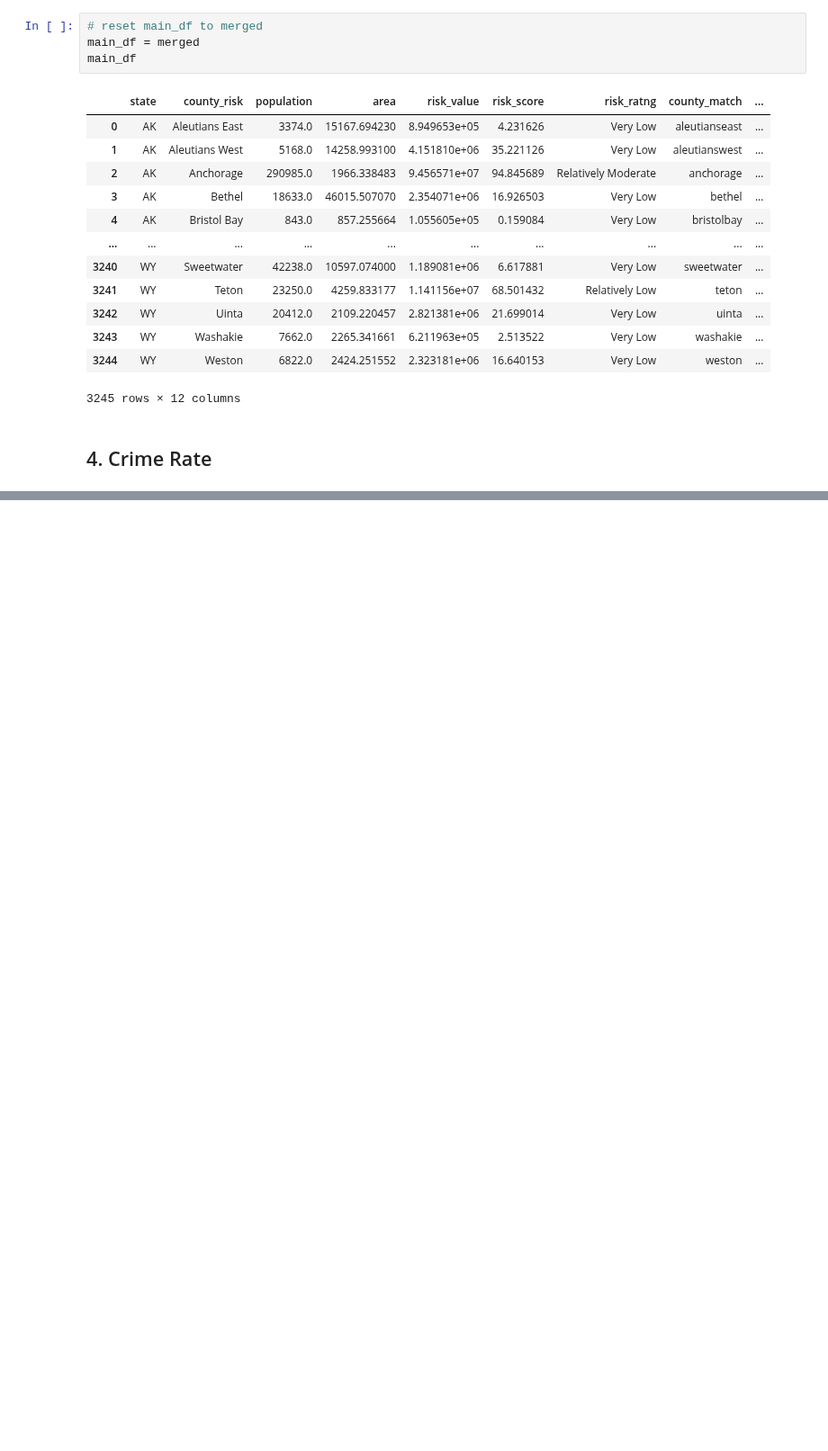
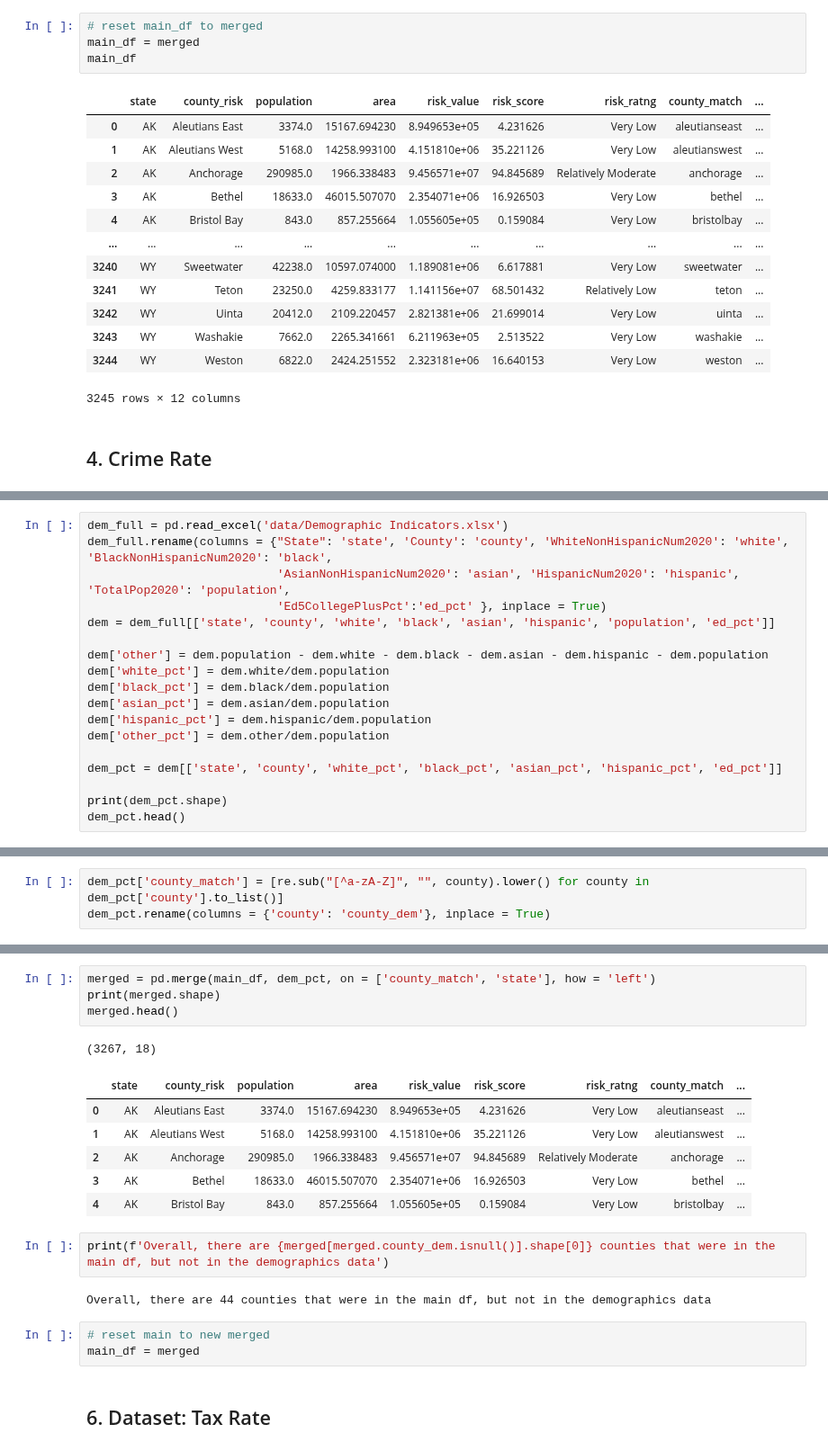
Before and after one commit to jahnavi-maddhuri/Climate-Risk-Impact-on-House-Prices, a Jupyter notebook: DataCleaningCombining.ipynb, the cells around one changed output, grey strips where cells are left out. Shown at 90% size. Saved outputs shown, nothing was run; the diff lists cells and outputs as text; blank space fills up the shorter version.

Commit message:
include merged data and more cleaning on nb

```diff
--- a/DataCleaningCombining.ipynb
+++ b/DataCleaningCombining.ipynb
@@ -442,0 +587,18 @@ crime[]
+# %%
+dem_full = pd.read_excel('data/Demographic Indicators.xlsx')
+dem_full.rename(columns = {"State": 'state', 'County': 'county', 'WhiteNonHispanicNum2020': 'white', 'BlackNonHispanicNum2020': 'black',
+                           'AsianNonHispanicNum2020': 'asian', 'HispanicNum2020': 'hispanic', 'TotalPop2020': 'population',
+                           'Ed5CollegePlusPct':'ed_pct' }, inplace = True)
+dem = dem_full[['state', 'county', 'white', 'black', 'asian', 'hispanic', 'population', 'ed_pct']]
+
+dem['other'] = dem.population - dem.white - dem.black - dem.asian - dem.hispanic - dem.population
+dem['white_pct'] = dem.white/dem.population
+dem['black_pct'] = dem.black/dem.population
+dem['asian_pct'] = dem.asian/dem.population
+dem['hispanic_pct'] = dem.hispanic/dem.population
+dem['other_pct'] = dem.other/dem.population
+
+dem_pct = dem[['state', 'county', 'white_pct', 'black_pct', 'asian_pct', 'hispanic_pct', 'ed_pct']]
+
+print(dem_pct.shape)
+dem_pct.head()
@@ -442,0 +630,3 @@ crime[]
+# %%
+dem_pct['county_match'] = [re.sub("[^a-zA-Z]", "", county).lower() for county in dem_pct['county'].to_list()]
+dem_pct.rename(columns = {'county': 'county_dem'}, inplace = True)
@@ -442,0 +643,21 @@ crime[]
+# %%
+merged = pd.merge(main_df, dem_pct, on = ['county_match', 'state'], how = 'left')
+print(merged.shape)
+merged.head()
+# %% [output]
+(3267, 18)
+|  | state | county_risk | population | area | risk_value | risk_score | risk_ratng | county_match | ... |
+| 0 | AK | Aleutians East | 3374.0 | 15167.694230 | 8.949653e+05 | 4.231626 | Very Low | aleutianseast | ... |
+| 1 | AK | Aleutians West | 5168.0 | 14258.993100 | 4.151810e+06 | 35.221126 | Very Low | aleutianswest | ... |
+| 2 | AK | Anchorage | 290985.0 | 1966.338483 | 9.456571e+07 | 94.845689 | Relatively Moderate | anchorage | ... |
+| 3 | AK | Bethel | 18633.0 | 46015.507070 | 2.354071e+06 | 16.926503 | Very Low | bethel | ... |
+| 4 | AK | Bristol Bay | 843.0 | 857.255664 | 1.055605e+05 | 0.159084 | Very Low | bristolbay | ... |
+# %%
+print(f'Overall, there are {merged[merged.county_dem.isnull()].shape[0]} counties that were in the main df, but not in the demographics data')
+# %% [output]
+Overall, there are 44 counties that were in the main df, but not in the demographics data
+# %%
+# reset main to new merged
+main_df = merged
+# %% [markdown]
+## 6. Dataset: Tax Rate
```
Also changed, not shown: parts of 35 cells of this notebook, 1 other file.
